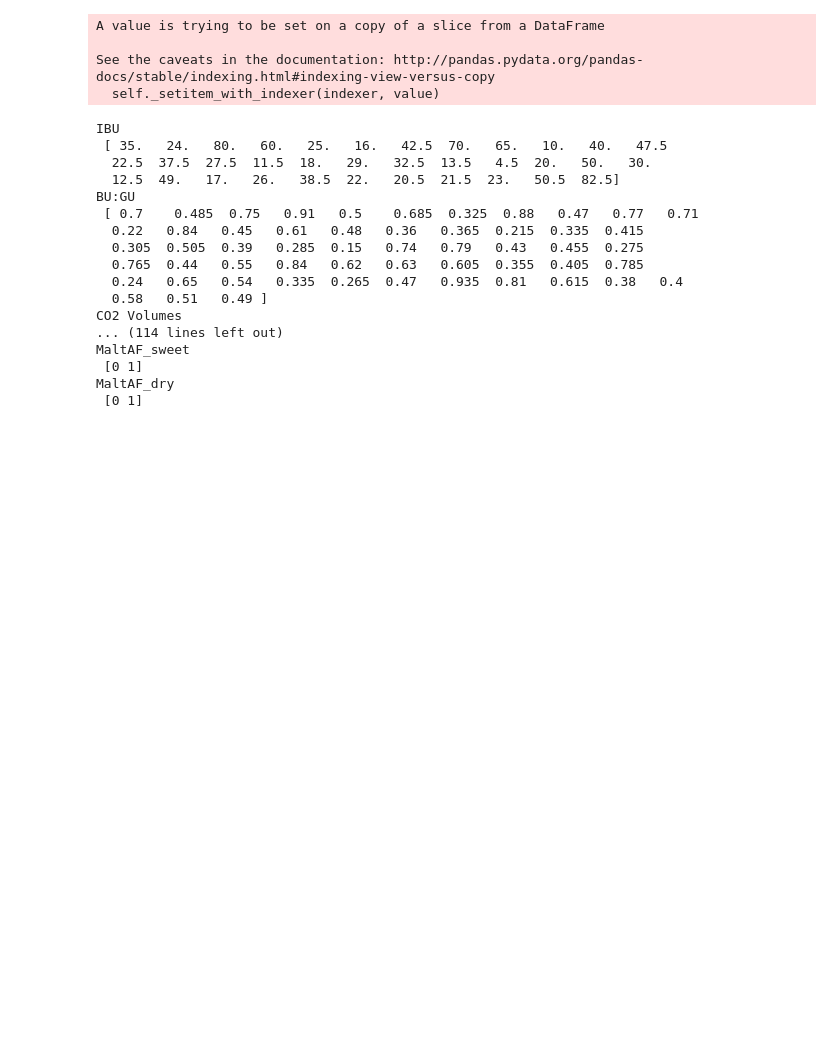
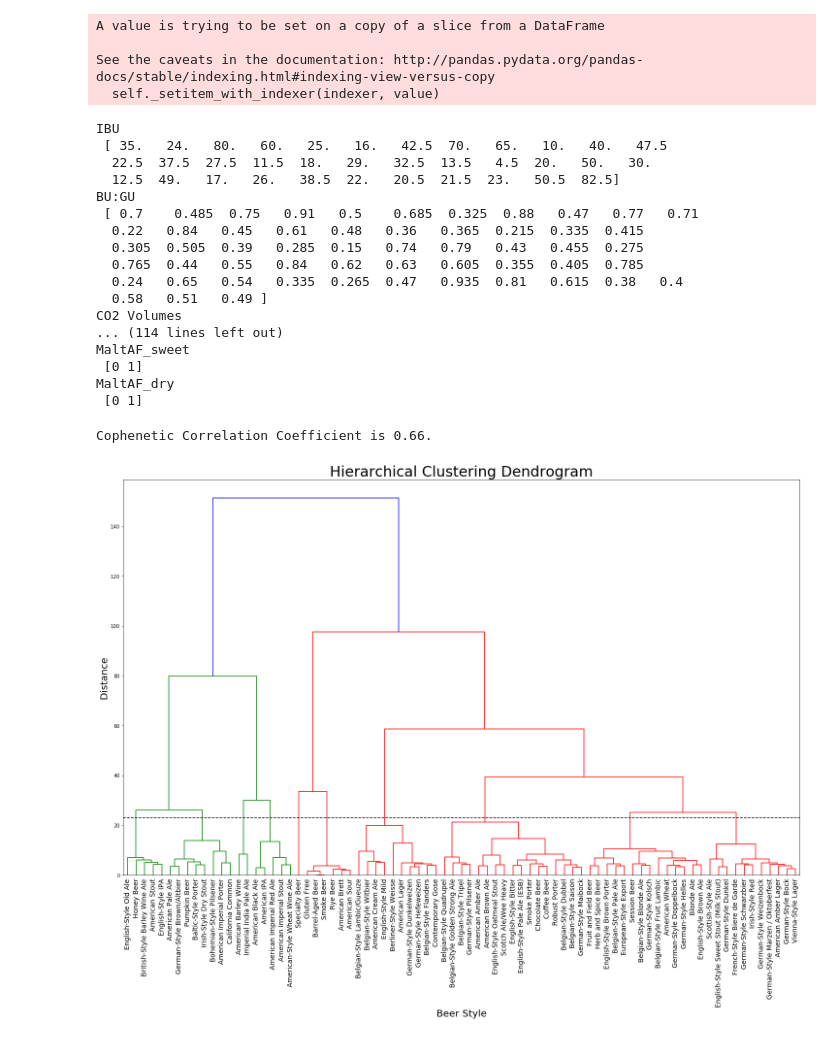
Before and after one commit to andreawwenyi/BeerClustering, a Jupyter notebook: CleanData_Final.ipynb, the cells around one changed output. Cells and saved outputs as stored; diff of their text form; code cells hidden in the pictures; blank space fills up the shorter version.

Commit message:
Clustering done

```diff
--- a/CleanData_Final.ipynb
+++ b/CleanData_Final.ipynb
@@ -247,3 +247,45 @@ MaltAF_sweet
  [0 1]
 MaltAF_dry
  [0 1]
+# %%
+from matplotlib import pyplot as plt
+from scipy.cluster.hierarchy import dendrogram, linkage
+import numpy as np
+from scipy.cluster.hierarchy import cophenet
+from scipy.spatial.distance import pdist
+from scipy.cluster.hierarchy import fcluster
+
+##Hierarchical Clustering and Plot Dendrogram
+
+ward = linkage(df, 'ward')
+c, coph_dists = cophenet(ward, pdist(df))
+print('Cophenetic Correlation Coefficient is {:.2f}.'.format(c))
+
+#Set cut-off (max distance) to 23
+max_d = 23
+
+fig = plt.figure(figsize=(25, 15))
+ax = fig.add_subplot(111)
+
+dendrogram(ward, leaf_rotation=90., leaf_font_size=8.)
+plt.title('Hierarchical Clustering Dendrogram',fontsize = 30)
+plt.xlabel('Beer Style',fontsize = 20)
+plt.ylabel('Distance',fontsize = 20)
+plt.plot([0, 10000], [max_d, max_d], 'k--')
+
+#Change Xticks Labels
+xticks_txt = ' '.join(label.get_text() for label in ax.get_xticklabels()).split(' ')
+xticks_inx = []
+xticks_value = []
+for i in xticks_txt:
+    xticks_inx.append(int(i))
+
+for i in xticks_inx:
+    xticks_value.append(df.index.values[i])
+
+ax.set_xticklabels(xticks_value, fontsize = 14)
+
+plt.show()
+# %% [output]
+Cophenetic Correlation Coefficient is 0.66.
+[figure, added]
```
Also changed, not shown: parts of 1 cell of this notebook.
